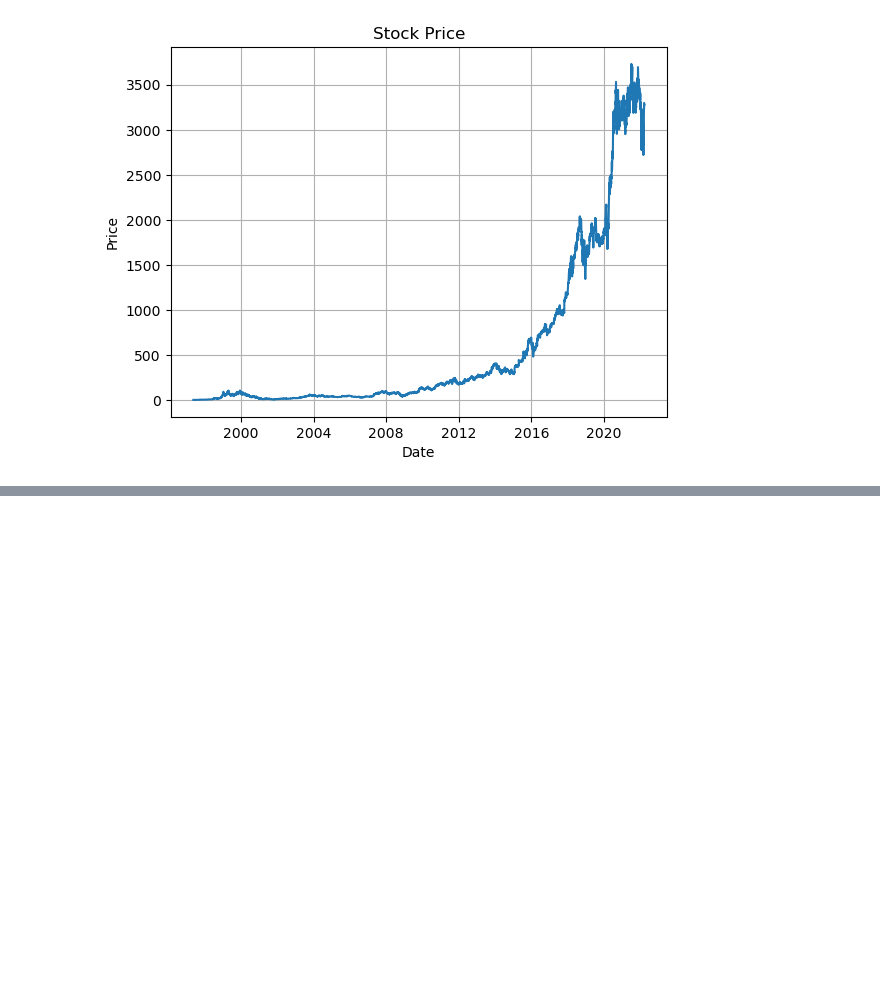
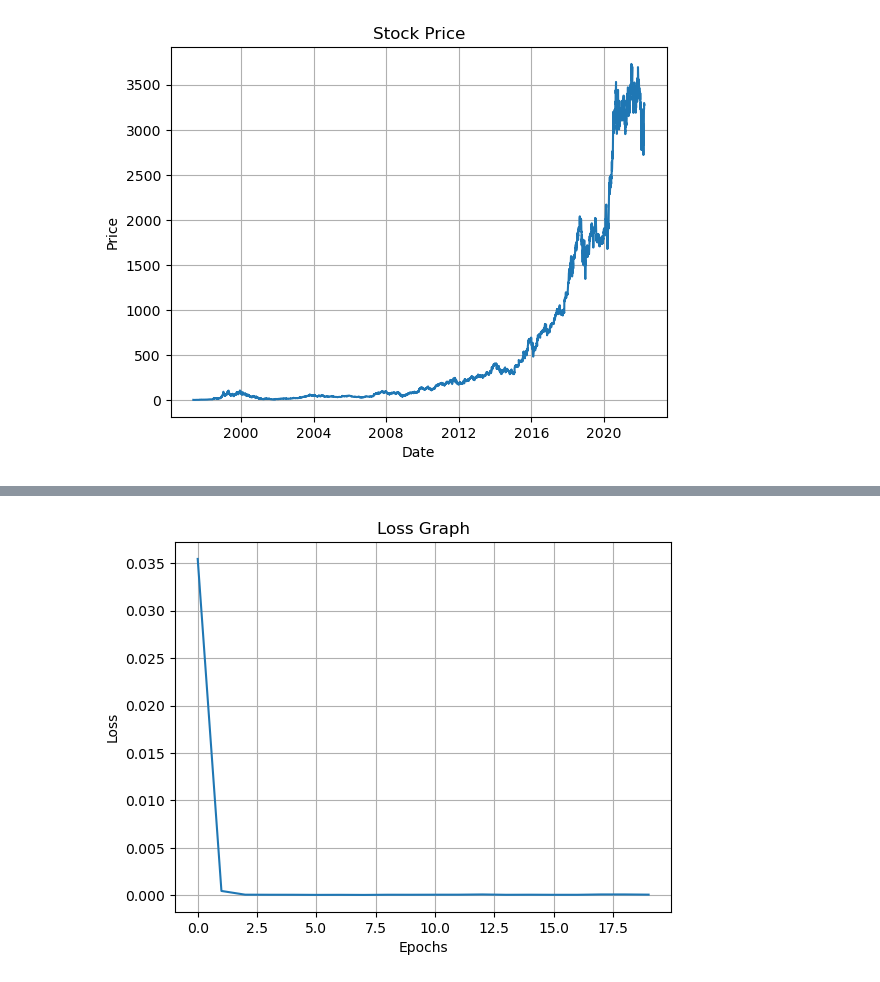
Before and after one commit to tkC0ding/StockPredicter-LSTM, a Jupyter notebook: code_file.ipynb, the cells around one changed output, grey strips where cells are left out. Drawn from its saved outputs; the diff is of its cells as text; code cells hidden in the pictures; blank space fills up the shorter version.

```diff
--- a/code_file.ipynb
+++ b/code_file.ipynb
@@ -87,6 +88,7 @@ device = ('cuda' if torch.cuda.is_available()
 # %%
 class LSTM(nn.Module):
     def __init__(self, input_size, hidden_size, output_size, num_layers, device):
+        super().__init__()
         self.device = device
         self.num_layers = num_layers
         self.input_size = input_size
@@ -105,3 +107,32 @@ class LSTM(nn.Module):
         out, _ = self.lstm(x, (h0, c0))
         out = self.Dense(out[:, -1, :])
         return(out)
+# %%
+model = LSTM(1, 32, 1, 2, device).to(device)
+loss_fn = nn.MSELoss()
+optimizer = torch.optim.Adam(model.parameters(), lr=0.01)
+# %%
+def train(model, optimizer, loss_fn, data_loader):
+    model.train(True)
+    loss_sum = 0
+    m = len(data_loader)
+
+    for i,(x, y) in enumerate(data_loader):
+        x, y = x.to(device), y.to(device)
+
+        y_pred = model(x)
+        loss = loss_fn(y_pred, y)
+        loss_sum += loss.item()
+
+        optimizer.zero_grad()
+        loss.backward()
+        optimizer.step()
+    avg_loss = loss_sum/m
+    return(avg_loss)
+# %%
+num_epochs = 20
+loss_list = []
+for epoch in range(num_epochs):
+    l = train(model, optimizer, loss_fn, train_loader)
+    loss_list.append(l)
+    print(f'Epoch : {epoch}\tLoss:{l}')
@@ -107,0 +160,12 @@ class LSTM(nn.Module):
+# %%
+epoch_range = list(range(20))
+fig, ax = plt.subplots(1, 1)
+ax.plot(epoch_range, loss_list)
+ax.set_xlabel('Epochs')
+ax.set_ylabel('Loss')
+ax.set_title('Loss Graph')
+ax.grid(visible=True)
+fig.show()
+fig.savefig('Graphs/Loss.png')
+# %% [output]
+[figure, added]
```
Also changed, not shown: parts of 7 cells of this notebook, 3 other files.
